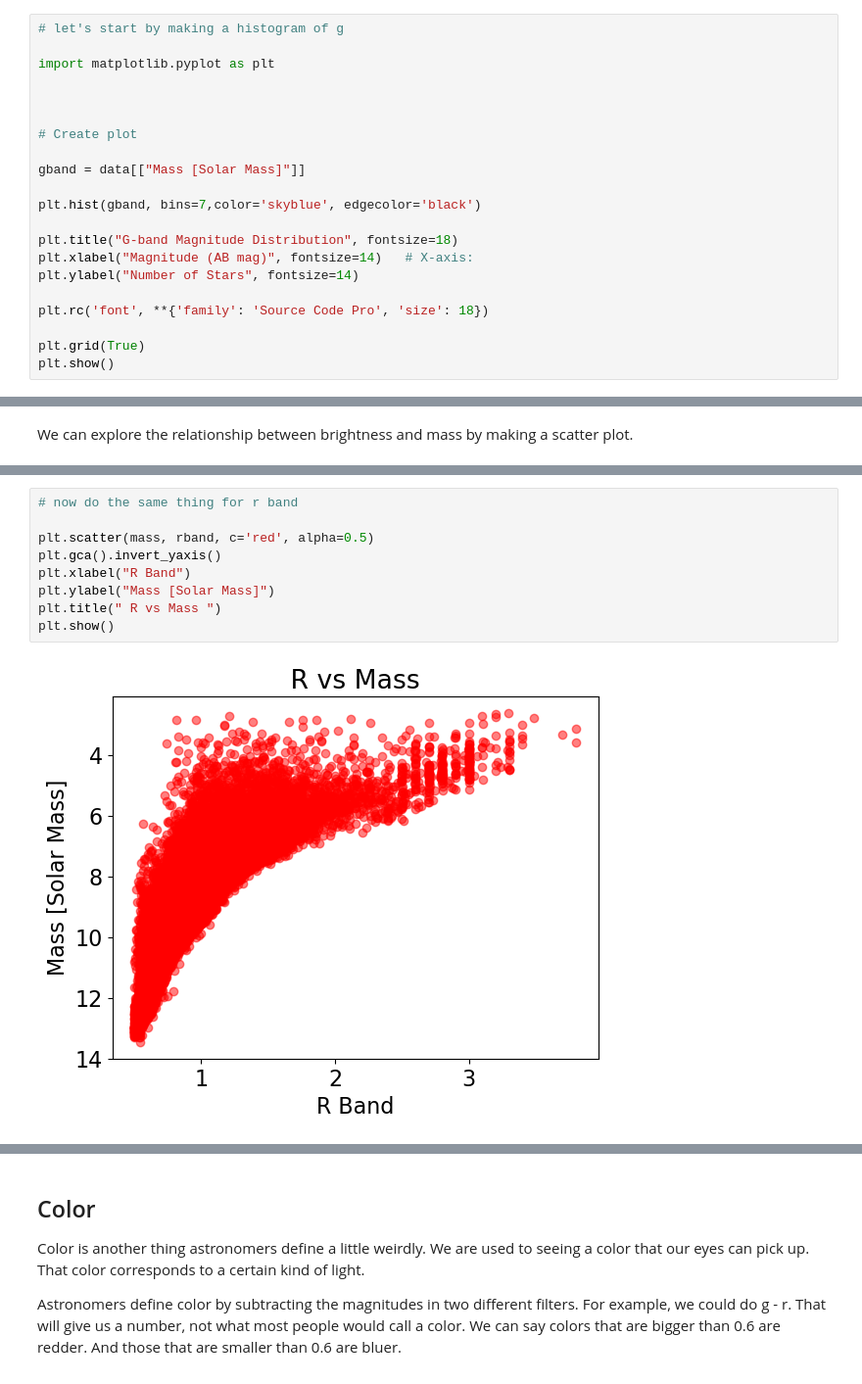
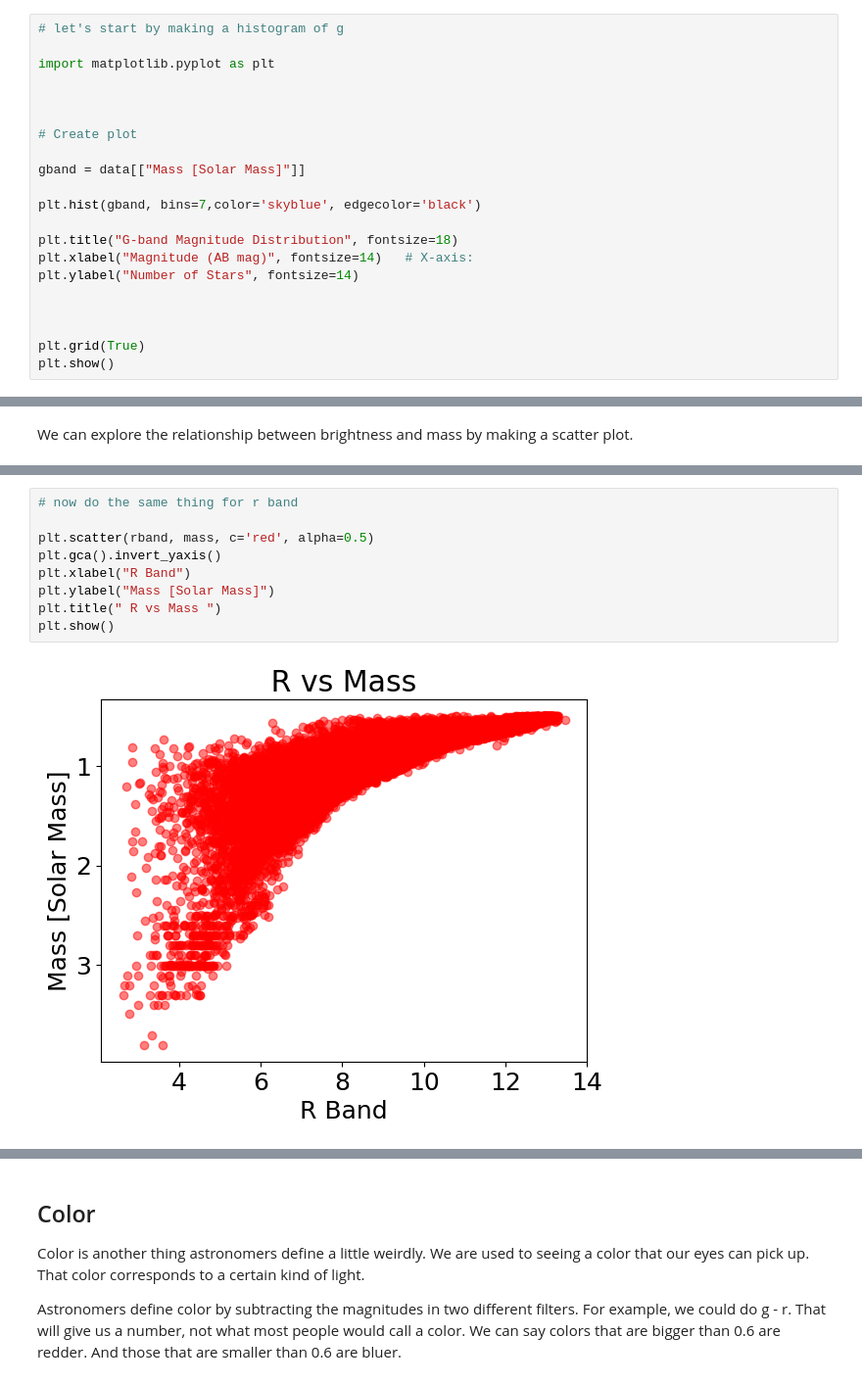
Before and after one commit to PrisonTeachingInitiative/CFR-2025, a Jupyter notebook: Astro/Blank/2 - Stars Pt3.ipynb, the cells around one changed output, grey strips where cells are left out. Shown at 98% size. Cells and saved outputs as stored; diff of their text form.

```diff
--- a/Astro/Blank/2 - Stars Pt3.ipynb
+++ b/Astro/Blank/2 - Stars Pt3.ipynb
@@ -75,7 +75,7 @@ plt.title("G-band Magnitude Distribution", fontsize=18)
 plt.xlabel("Magnitude (AB mag)", fontsize=14)   # X-axis:
 plt.ylabel("Number of Stars", fontsize=14)
 
-plt.rc('font', **{'family': 'Source Code Pro', 'size': 18})
+
 
 plt.grid(True)
 plt.show()
@@ -164,14 +147,14 @@ plt.show()
 # %%
 # now do the same thing for r band
 
-plt.scatter(mass, rband, c='red', alpha=0.5)
+plt.scatter(rband, mass, c='red', alpha=0.5)
 plt.gca().invert_yaxis()
 plt.xlabel("R Band")
 plt.ylabel("Mass [Solar Mass]")
 plt.title(" R vs Mass ")
 plt.show()
 # %% [output]
-[figure, old version]
+[figure, new version]
 # %% [markdown]
 **Do you notice any large differences between these magnitudes?**
 
```
Also changed, not shown: parts of 15 cells of this notebook.
